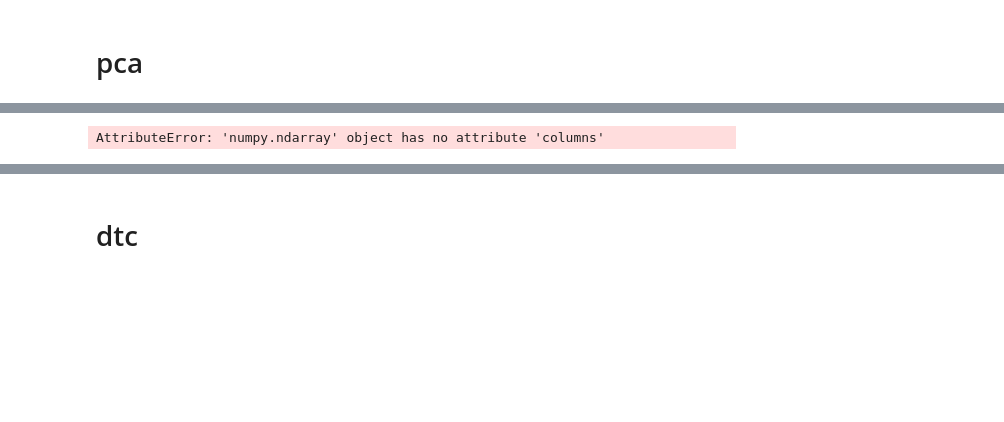
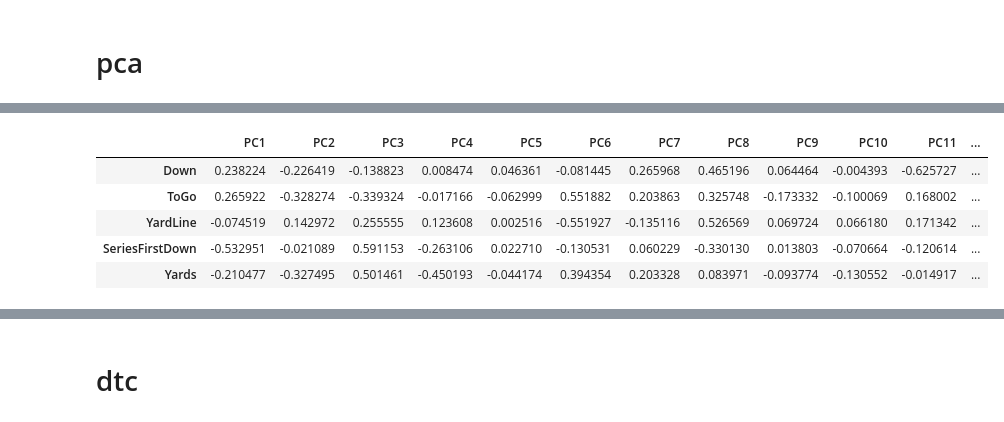
Before and after one commit to Pratik-Chaudhari-ggc/GT-Hacklytics, a Jupyter notebook: notebooks/dtc-notebook.ipynb, the cells around one changed output, grey strips where cells are left out. Saved outputs shown, nothing was run; the diff lists cells and outputs as text; code cells hidden in the pictures; blank space fills up the shorter version.

```diff
--- a/notebooks/dtc-notebook.ipynb
+++ b/notebooks/dtc-notebook.ipynb
@@ -80,10 +86,15 @@ NameError: name 'pca1' is not defined
 # %%
 loadings = pd.DataFrame(
-    data=pca.components_.T * np.sqrt(pca.explained_variance_),
-    columns=[f'PC{i}' for i in range(1, len(X_train.columns) + 1)],
-    index=X_train.columns
+    data=pca1.components_.T * np.sqrt(pca1.explained_variance_),
+    columns=[f'PC{i}' for i in range(1, len(X_train_pca.columns) + 1)],
+    index=X_train_pca.columns
 )
 loadings.head()
 # %% [output]
-AttributeError: 'numpy.ndarray' object has no attribute 'columns'
+|  | PC1 | PC2 | PC3 | PC4 | PC5 | PC6 | PC7 | PC8 | PC9 | PC10 | PC11 | ... |
+| Down | 0.238224 | -0.226419 | -0.138823 | 0.008474 | 0.046361 | -0.081445 | 0.265968 | 0.465196 | 0.064464 | -0.004393 | -0.625727 | ... |
+| ToGo | 0.265922 | -0.328274 | -0.339324 | -0.017166 | -0.062999 | 0.551882 | 0.203863 | 0.325748 | -0.173332 | -0.100069 | 0.168002 | ... |
+| YardLine | -0.074519 | 0.142972 | 0.255555 | 0.123608 | 0.002516 | -0.551927 | -0.135116 | 0.526569 | 0.069724 | 0.066180 | 0.171342 | ... |
+| SeriesFirstDown | -0.532951 | -0.021089 | 0.591153 | -0.263106 | 0.022710 | -0.130531 | 0.060229 | -0.330130 | 0.013803 | -0.070664 | -0.120614 | ... |
+| Yards | -0.210477 | -0.327495 | 0.501461 | -0.450193 | -0.044174 | 0.394354 | 0.203328 | 0.083971 | -0.093774 | -0.130552 | -0.014917 | ... |
 # %%
```
Also changed, not shown: parts of 10 cells of this notebook.
